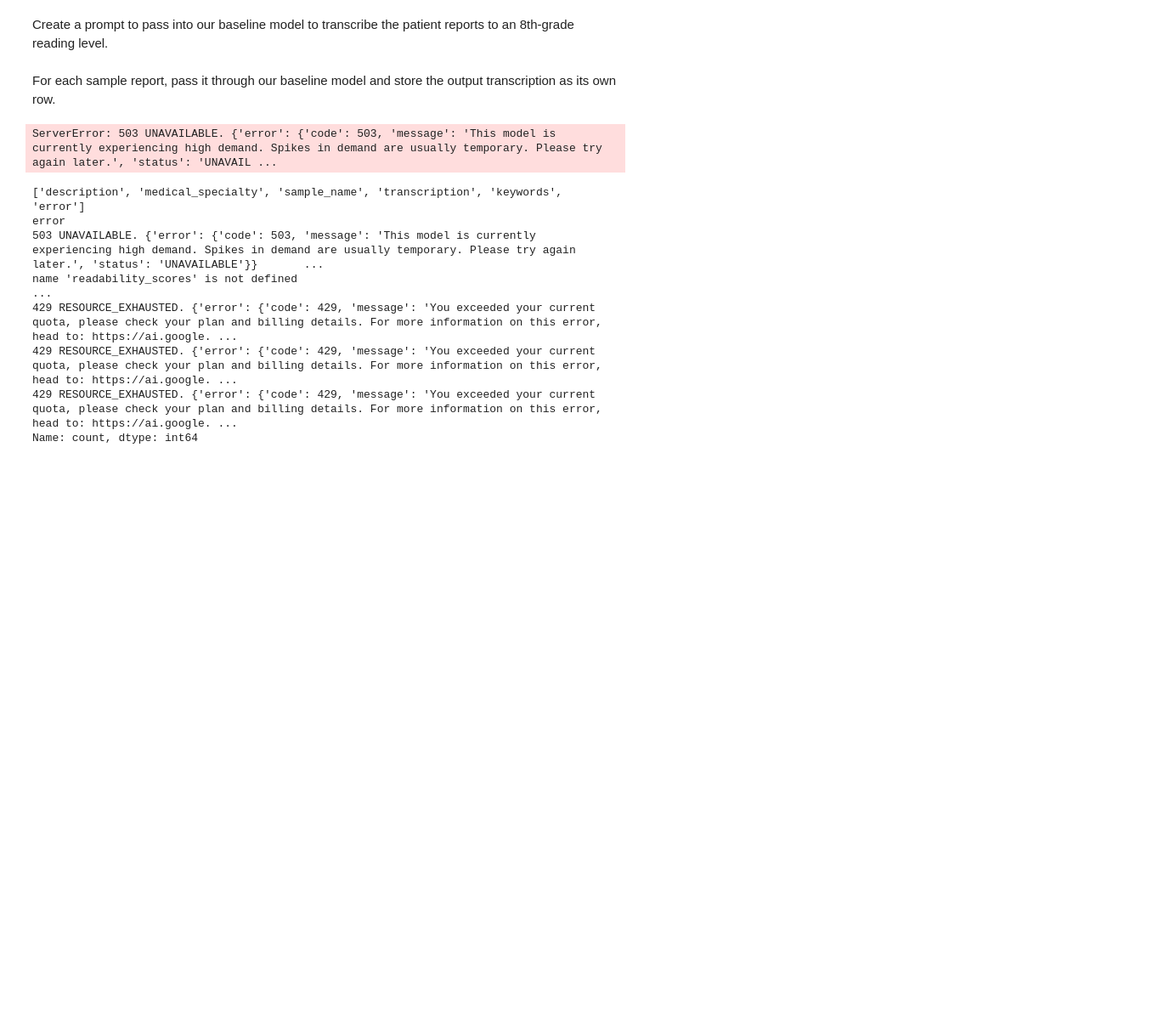
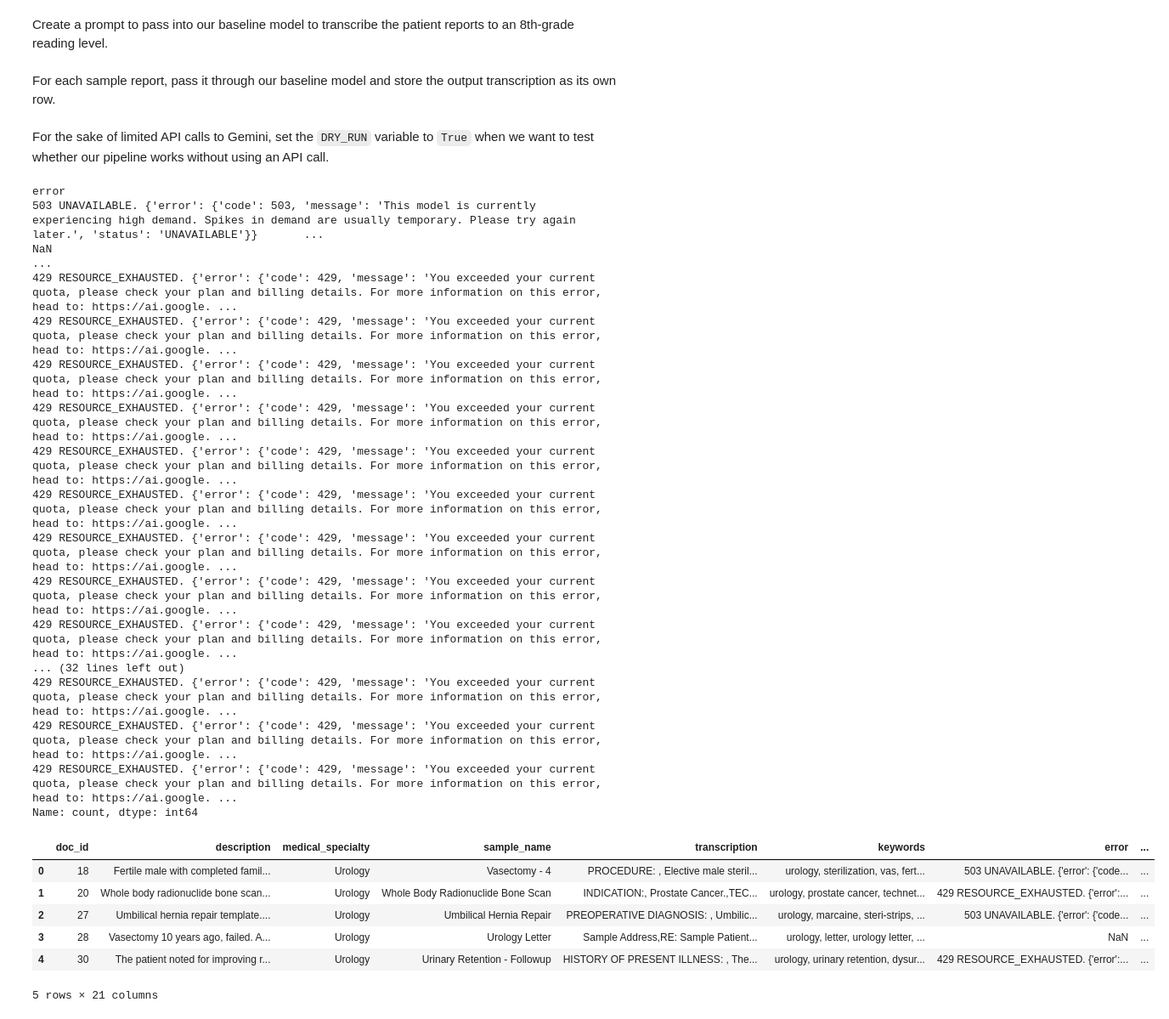
Before and after one commit to Break-Through-Tech/Google-2C-faithfulmed-a-multi-agent-system-for-faithful-patient-friendly-medical-explanations, a Jupyter notebook: notebooks/baseline_model.ipynb, the cells around one changed output. Shown at 85% size. Cells and saved outputs as stored; diff of their text form; code cells hidden in the pictures; blank space fills up the shorter version.

```diff
--- a/notebooks/baseline_model.ipynb
+++ b/notebooks/baseline_model.ipynb
@@ -315,6 +375,7 @@ import os, time
 from pydantic import BaseModel
 from google import genai
 from google.genai import types
+from eval_harness import readability_scores  # team harness, imported as-is
 
 class Term(BaseModel):
     term: str
@@ -359,36 +420,5 @@ def run_baseline(report: dict) -> dict:
         "output_tokens": usage.candidates_token_count,
         **out.model_dump(),
     }
-
-results = []
-# for i, report in enumerate(sampled_reports):
-#     try:
-#         row = run_baseline(report)
-#         row.update(readability_scores(row["explanation"]) if not row["refused"] else {})
-#         results.append(row)
-#     except Exception as e:
-#         results.append({**report, "error": str(e)})
-#     print(f"{i+1}/{len(sampled_reports)}", end="\r")
-
-row = run_baseline(sampled_reports[0])
-
-print(row["medical_specialty"], "|", row["sample_name"], "\n")
-print("EXPLANATION:\n", row["explanation"], "\n")
-print("UNCLEAR ITEMS:", row["unclear_items"])
-print("TERMS:", row["terms_explained"])
-
-# baseline_df = pd.DataFrame(results)
-# %% [output]
-ServerError: 503 UNAVAILABLE. {'error': {'code': 503, 'message': 'This model is currently experiencing high demand. Spikes in demand are usually temporary. Please try again later.', 'status': 'UNAVAIL ...
-# %%
-print(baseline_df.columns.tolist())
-print(baseline_df["error"].value_counts().head())
-# %% [output]
-['description', 'medical_specialty', 'sample_name', 'transcription', 'keywords', 'error']
-error
-503 UNAVAILABLE. {'error': {'code': 503, 'message': 'This model is currently experiencing high demand. Spikes in demand are usually temporary. Please try again later.', 'status': 'UNAVAILABLE'}}       ...
-name 'readability_scores' is not defined                                                                                                                                                                 ...
-429 RESOURCE_EXHAUSTED. {'error': {'code': 429, 'message': 'You exceeded your current quota, please check your plan and billing details. For more information on this error, head to: https://ai.google. ...
-429 RESOURCE_EXHAUSTED. {'error': {'code': 429, 'message': 'You exceeded your current quota, please check your plan and billing details. For more information on this error, head to: https://ai.google. ...
-429 RESOURCE_EXHAUSTED. {'error': {'code': 429, 'message': 'You exceeded your current quota, please check your plan and billing details. For more information on this error, head to: https://ai.google. ...
-Name: count, dtype: int64
+# %% [markdown]
+For the sake of limited API calls to Gemini, set the `DRY_RUN` variable to `True` when we want to test whether our pipeline works without using an API call.
@@ -394,0 +458,41 @@ Name: count, dtype: int64
+# %%
+results = []
+for i, report in enumerate(sampled_reports):
+    try:
+        row = call_baseline(report)
+        row.update(readability_scores(row["explanation"]) if not row["refused"] else {})
+        row["error"] = None
+    except Exception as e:
+        row = {**report, "error": str(e)}
+    results.append(row)
+    if not DRY_RUN:
+        time.sleep(13)   # stay under 5 requests/min
+
+baseline_df = pd.DataFrame(results)
+print(baseline_df["error"].value_counts(dropna=False))
+baseline_df.head()
+# %% [output]
+error
+503 UNAVAILABLE. {'error': {'code': 503, 'message': 'This model is currently experiencing high demand. Spikes in demand are usually temporary. Please try again later.', 'status': 'UNAVAILABLE'}}       ...
+NaN                                                                                                                                                                                                      ...
+429 RESOURCE_EXHAUSTED. {'error': {'code': 429, 'message': 'You exceeded your current quota, please check your plan and billing details. For more information on this error, head to: https://ai.google. ...
+429 RESOURCE_EXHAUSTED. {'error': {'code': 429, 'message': 'You exceeded your current quota, please check your plan and billing details. For more information on this error, head to: https://ai.google. ...
+429 RESOURCE_EXHAUSTED. {'error': {'code': 429, 'message': 'You exceeded your current quota, please check your plan and billing details. For more information on this error, head to: https://ai.google. ...
+429 RESOURCE_EXHAUSTED. {'error': {'code': 429, 'message': 'You exceeded your current quota, please check your plan and billing details. For more information on this error, head to: https://ai.google. ...
+429 RESOURCE_EXHAUSTED. {'error': {'code': 429, 'message': 'You exceeded your current quota, please check your plan and billing details. For more information on this error, head to: https://ai.google. ...
+429 RESOURCE_EXHAUSTED. {'error': {'code': 429, 'message': 'You exceeded your current quota, please check your plan and billing details. For more information on this error, head to: https://ai.google. ...
+429 RESOURCE_EXHAUSTED. {'error': {'code': 429, 'message': 'You exceeded your current quota, please check your plan and billing details. For more information on this error, head to: https://ai.google. ...
+429 RESOURCE_EXHAUSTED. {'error': {'code': 429, 'message': 'You exceeded your current quota, please check your plan and billing details. For more information on this error, head to: https://ai.google. ...
+429 RESOURCE_EXHAUSTED. {'error': {'code': 429, 'message': 'You exceeded your current quota, please check your plan and billing details. For more information on this error, head to: https://ai.google. ...
+... (32 lines left out)
+429 RESOURCE_EXHAUSTED. {'error': {'code': 429, 'message': 'You exceeded your current quota, please check your plan and billing details. For more information on this error, head to: https://ai.google. ...
+429 RESOURCE_EXHAUSTED. {'error': {'code': 429, 'message': 'You exceeded your current quota, please check your plan and billing details. For more information on this error, head to: https://ai.google. ...
+429 RESOURCE_EXHAUSTED. {'error': {'code': 429, 'message': 'You exceeded your current quota, please check your plan and billing details. For more information on this error, head to: https://ai.google. ...
+Name: count, dtype: int64
+|  | doc_id | description | medical_specialty | sample_name | transcription | keywords | error | ... |
+| 0 | 18 | Fertile male with completed famil... | Urology | Vasectomy - 4 | PROCEDURE: , Elective male steril... | urology, sterilization, vas, fert... | 503 UNAVAILABLE. {'error': {'code... | ... |
+| 1 | 20 | Whole body radionuclide bone scan... | Urology | Whole Body Radionuclide Bone Scan | INDICATION:, Prostate Cancer.,TEC... | urology, prostate cancer, technet... | 429 RESOURCE_EXHAUSTED. {'error':... | ... |
+| 2 | 27 | Umbilical hernia repair template.... | Urology | Umbilical Hernia Repair | PREOPERATIVE DIAGNOSIS: , Umbilic... | urology, marcaine, steri-strips, ... | 503 UNAVAILABLE. {'error': {'code... | ... |
+| 3 | 28 | Vasectomy 10 years ago, failed. A... | Urology | Urology Letter | Sample Address,RE: Sample Patient... | urology, letter, urology letter, ... | NaN | ... |
+| 4 | 30 | The patient noted for improving r... | Urology | Urinary Retention - Followup | HISTORY OF PRESENT ILLNESS: , The... | urology, urinary retention, dysur... | 429 RESOURCE_EXHAUSTED. {'error':... | ... |
+5 rows × 21 columns
```
Also changed, not shown: parts of 11 cells of this notebook, 2 other files.
